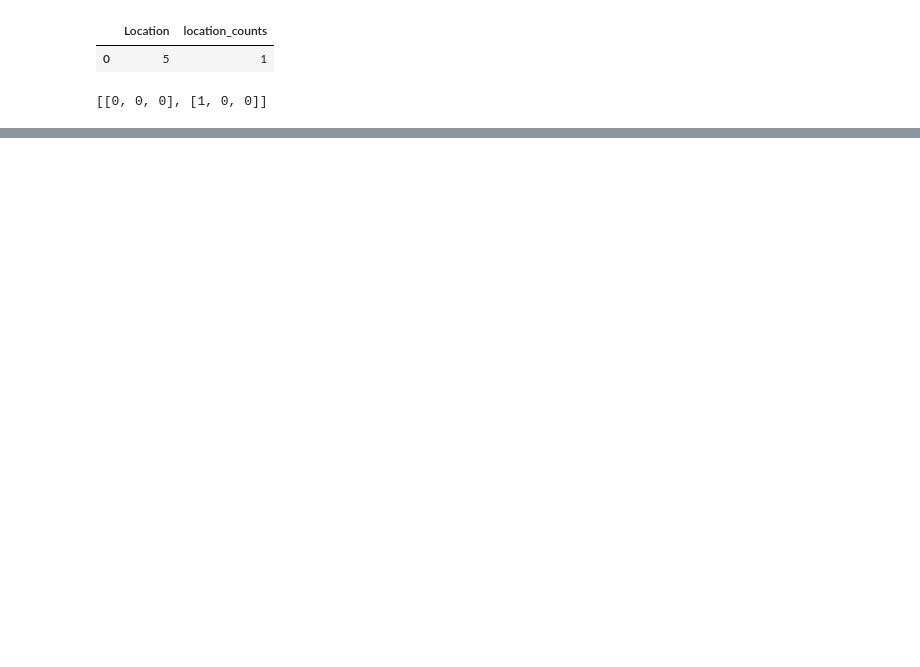
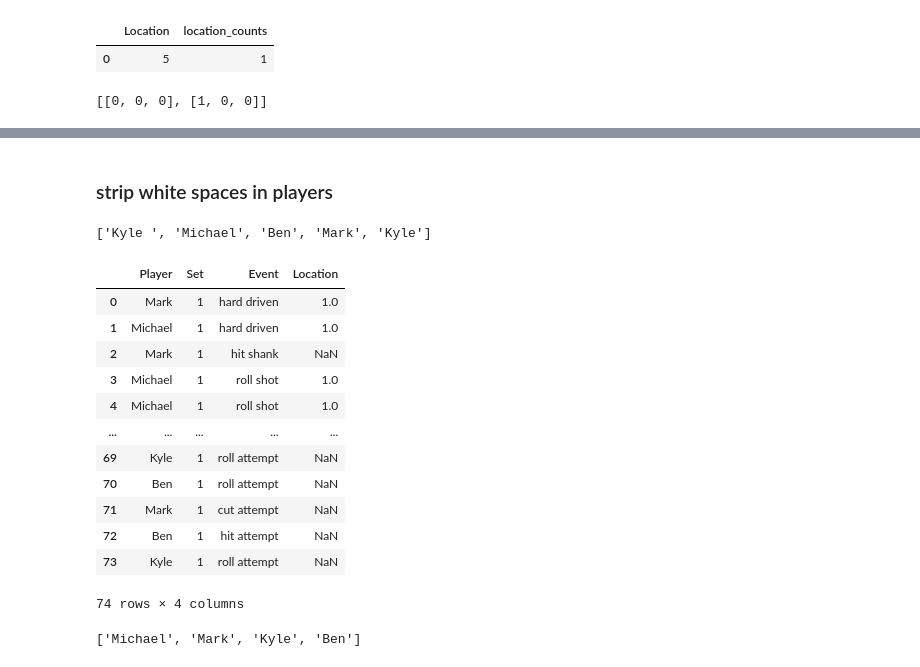
Before and after one commit to Bearded-Gecko/volleyball-dashboard, a Jupyter notebook: sandbox.ipynb, the cells around one changed output, grey strips where cells are left out. Drawn from its saved outputs; the diff is of its cells as text; code cells hidden in the pictures; blank space fills up the shorter version.

```diff
--- a/sandbox.ipynb
+++ b/sandbox.ipynb
@@ -254,0 +329,28 @@ print(rearranged_locations)
+# %% [markdown]
+### strip white spaces in players
+# %%
+players = list(set(df2['Player'].values.tolist())) #get list of unique players
+print(players)
+
+white_spaces = df2.copy()
+white_spaces['Player'] = white_spaces['Player'].str.replace(" ", "")
+display(white_spaces)
+
+players = list(set(white_spaces['Player'].values.tolist())) #get list of unique players
+print(players)
+# %% [output]
+['Kyle ', 'Michael', 'Ben', 'Mark', 'Kyle']
+|  | Player | Set | Event | Location |
+| 0 | Mark | 1 | hard driven | 1.0 |
+| 1 | Michael | 1 | hard driven | 1.0 |
+| 2 | Mark | 1 | hit shank | NaN |
+| 3 | Michael | 1 | roll shot | 1.0 |
+| 4 | Michael | 1 | roll shot | 1.0 |
+| ... | ... | ... | ... | ... |
+| 69 | Kyle | 1 | roll attempt | NaN |
+| 70 | Ben | 1 | roll attempt | NaN |
+| 71 | Mark | 1 | cut attempt | NaN |
+| 72 | Ben | 1 | hit attempt | NaN |
+| 73 | Kyle | 1 | roll attempt | NaN |
+74 rows × 4 columns
+['Michael', 'Mark', 'Kyle', 'Ben']
```
Also changed, not shown: parts of 8 cells of this notebook, 5 other files.
